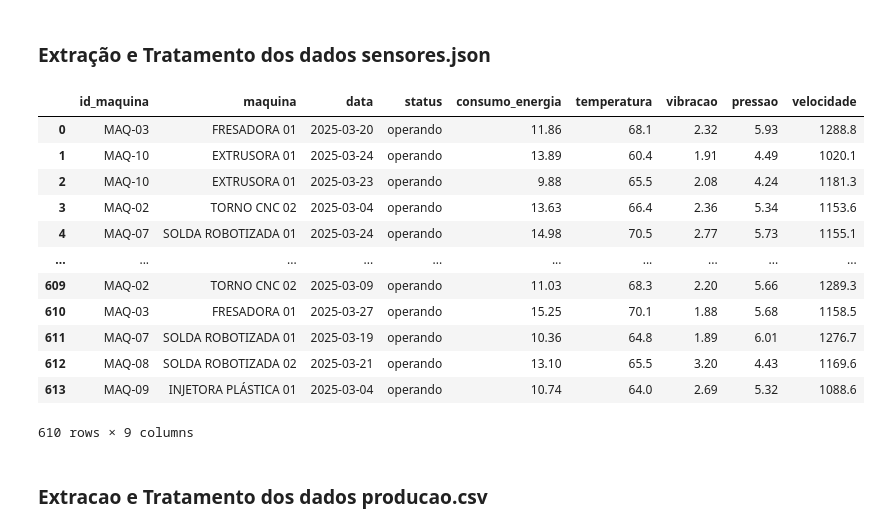
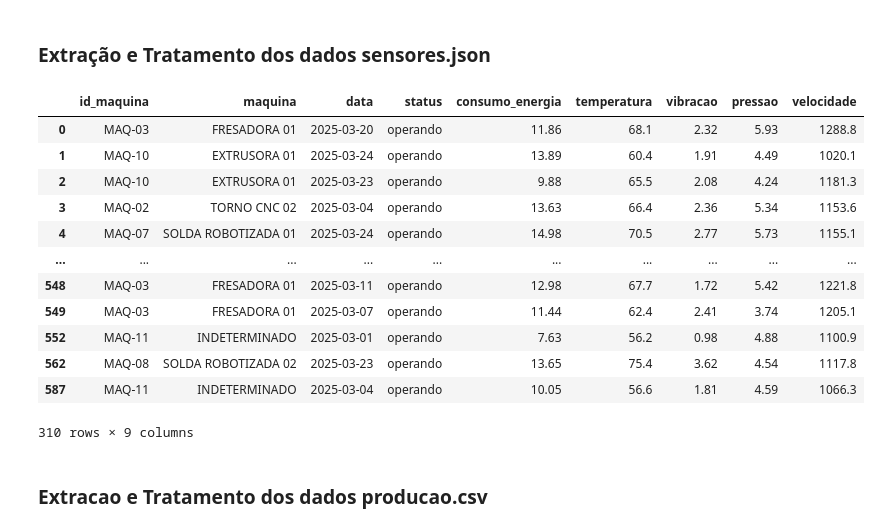
Before and after one commit to cirobezerradev/projeto-tecfor-industrial, a Jupyter notebook: Análise_de_Dados_Industriais.ipynb, the cells around one changed output. Cells and saved outputs as stored; diff of their text form; code cells hidden in the pictures.

```diff
--- a/Análise_de_Dados_Industriais.ipynb
+++ b/Análise_de_Dados_Industriais.ipynb
@@ -54,39 +54,51 @@ df_sensores = pd.concat([df_sensores, df_medicoes], axis=1)
 # O df_sensores apresentou inconsistencia na quantidade de registro da serie 'temperaturas'
 # Etapa 1 verificar a quantidade de registos nulos
 # print(df_sensores.isna().sum())
 # Verificado 6 registros nulos
 # Etapa 2 substituir os valores nulos pela mediana
 df_sensores['temperatura'] = df_sensores['temperatura'].fillna(df_sensores['temperatura'].median())
 
 # Verificar duplicados
 # print(f'Duplicados: {df_sensores.duplicated().sum()}')
 # verificado 4 duplicados
 # Etapa 3 excluir duplicados
 df_sensores = df_sensores.drop_duplicates()
 # converter para datetime e padronizar o formato para futuro merge
 df_sensores['timestamp'] = pd.to_datetime(df_sensores['timestamp']).dt.strftime('%Y-%m-%d')
 # renomear a coluna timestamp para data
 df_sensores = df_sensores.rename(columns={'timestamp': 'data'})
 df_sensores['data'] = pd.to_datetime(df_sensores['data'])
 
 # Inserir uma nova coluna mapeada pelo codigo usando o dicionario cod_maquina
 df_sensores.insert(1, 'maquina', df_sensores['id_maquina'].map(cod_maquina))
 
+# Padronizando os valores da coluna status
+df_sensores['status'] = df_sensores['status'].str.strip().str.lower()
+
+# Valores negativos na pressaõ substituidos pela mediana
+mediana_pressao = df_sensores[df_sensores['pressao'] > 0]['pressao'].median()
+df_sensores.loc[df_sensores['pressao'] <= 0, 'pressao'] = mediana_pressao
+
+# Foi verificado duplicidade de leituras de sensores na mesma data de leitura
+df_sensores.duplicated(subset=['id_maquina', 'data'], keep=False).sum()
+# Soluçao deletar os duplicados, mantendo a primeira ocorrencia
+df_sensores = df_sensores.drop_duplicates(subset=['id_maquina', 'data'], keep='first')
+
 df_sensores
 # %% [output]
 |  | id_maquina | maquina | data | status | consumo_energia | temperatura | vibracao | pressao | velocidade |
 | 0 | MAQ-03 | FRESADORA 01 | 2025-03-20 | operando | 11.86 | 68.1 | 2.32 | 5.93 | 1288.8 |
 | 1 | MAQ-10 | EXTRUSORA 01 | 2025-03-24 | operando | 13.89 | 60.4 | 1.91 | 4.49 | 1020.1 |
 | 2 | MAQ-10 | EXTRUSORA 01 | 2025-03-23 | operando | 9.88 | 65.5 | 2.08 | 4.24 | 1181.3 |
 | 3 | MAQ-02 | TORNO CNC 02 | 2025-03-04 | operando | 13.63 | 66.4 | 2.36 | 5.34 | 1153.6 |
 | 4 | MAQ-07 | SOLDA ROBOTIZADA 01 | 2025-03-24 | operando | 14.98 | 70.5 | 2.77 | 5.73 | 1155.1 |
 | ... | ... | ... | ... | ... | ... | ... | ... | ... | ... |
-| 609 | MAQ-02 | TORNO CNC 02 | 2025-03-09 | operando | 11.03 | 68.3 | 2.20 | 5.66 | 1289.3 |
-| 610 | MAQ-03 | FRESADORA 01 | 2025-03-27 | operando | 15.25 | 70.1 | 1.88 | 5.68 | 1158.5 |
-| 611 | MAQ-07 | SOLDA ROBOTIZADA 01 | 2025-03-19 | operando | 10.36 | 64.8 | 1.89 | 6.01 | 1276.7 |
-| 612 | MAQ-08 | SOLDA ROBOTIZADA 02 | 2025-03-21 | operando | 13.10 | 65.5 | 3.20 | 4.43 | 1169.6 |
-| 613 | MAQ-09 | INJETORA PLÁSTICA 01 | 2025-03-04 | operando | 10.74 | 64.0 | 2.69 | 5.32 | 1088.6 |
+| 548 | MAQ-03 | FRESADORA 01 | 2025-03-11 | operando | 12.98 | 67.7 | 1.72 | 5.42 | 1221.8 |
+| 549 | MAQ-03 | FRESADORA 01 | 2025-03-07 | operando | 11.44 | 62.4 | 2.41 | 3.74 | 1205.1 |
+| 552 | MAQ-11 | INDETERMINADO | 2025-03-01 | operando | 7.63 | 56.2 | 0.98 | 4.88 | 1100.9 |
+| 562 | MAQ-08 | SOLDA ROBOTIZADA 02 | 2025-03-23 | operando | 13.65 | 75.4 | 3.62 | 4.54 | 1117.8 |
+| 587 | MAQ-11 | INDETERMINADO | 2025-03-04 | operando | 10.05 | 56.6 | 1.81 | 4.59 | 1066.3 |
-610 rows × 9 columns
+310 rows × 9 columns
 # %% [markdown]
 ### Extracao e Tratamento dos dados producao.csv
 # %%
```
